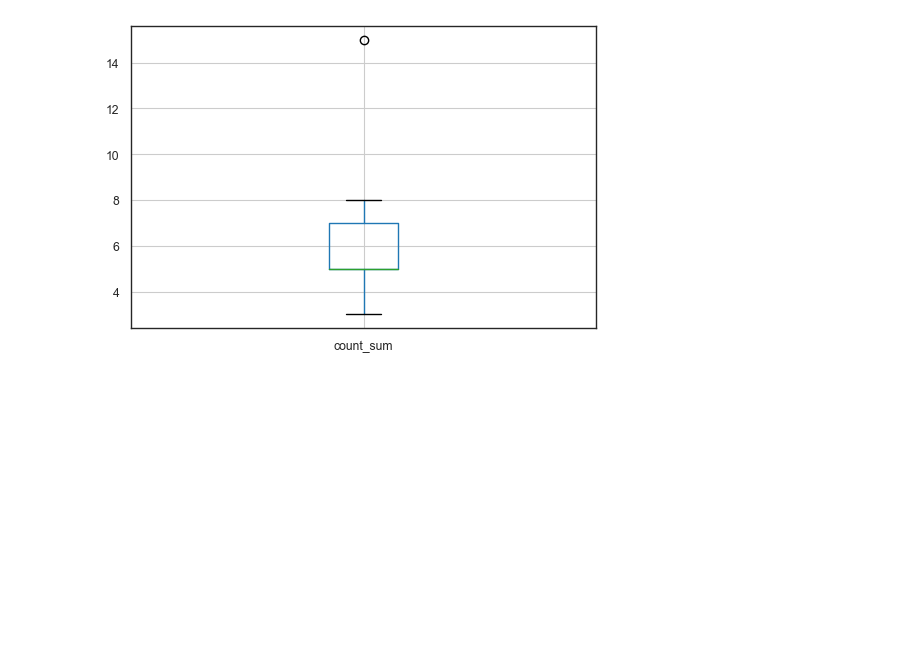
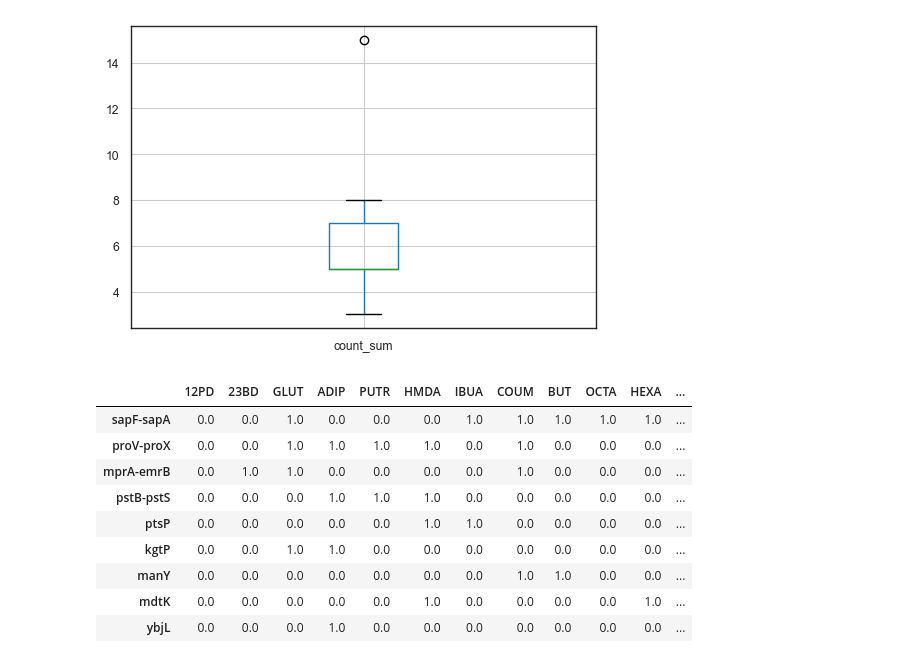
Before and after one commit to SBRG/Ecoli_chem_tol_ALE, a Jupyter notebook: Notebooks/F2b - Common_mutation.ipynb, the cells around one changed output. Drawn from its saved outputs; the diff is of its cells as text; code cells hidden in the pictures; blank space fills up the shorter version.

```diff
--- a/Notebooks/F2b - Common_mutation.ipynb
+++ b/Notebooks/F2b - Common_mutation.ipynb
@@ -903,3 +852,16 @@ mut_table.loc[noglu_group[noglu_group.mut_type=='chem-specific'].index].boxplot(
 # %% [output]
 <AxesSubplot:>
 [figure]
+# %%
+noglu_group[noglu_group.function=="Transport"]
+# %% [output]
+|  | 12PD | 23BD | GLUT | ADIP | PUTR | HMDA | IBUA | COUM | BUT | OCTA | HEXA | ... |
+| sapF-sapA | 0.0 | 0.0 | 1.0 | 0.0 | 0.0 | 0.0 | 1.0 | 1.0 | 1.0 | 1.0 | 1.0 | ... |
+| proV-proX | 0.0 | 0.0 | 1.0 | 1.0 | 1.0 | 1.0 | 0.0 | 1.0 | 0.0 | 0.0 | 0.0 | ... |
+| mprA-emrB | 0.0 | 1.0 | 1.0 | 0.0 | 0.0 | 0.0 | 0.0 | 1.0 | 0.0 | 0.0 | 0.0 | ... |
+| pstB-pstS | 0.0 | 0.0 | 0.0 | 1.0 | 1.0 | 1.0 | 0.0 | 0.0 | 0.0 | 0.0 | 0.0 | ... |
+| ptsP | 0.0 | 0.0 | 0.0 | 0.0 | 0.0 | 1.0 | 1.0 | 0.0 | 0.0 | 0.0 | 0.0 | ... |
+| kgtP | 0.0 | 0.0 | 1.0 | 1.0 | 0.0 | 0.0 | 0.0 | 0.0 | 0.0 | 0.0 | 0.0 | ... |
+| manY | 0.0 | 0.0 | 0.0 | 0.0 | 0.0 | 0.0 | 0.0 | 1.0 | 1.0 | 0.0 | 0.0 | ... |
+| mdtK | 0.0 | 0.0 | 0.0 | 0.0 | 0.0 | 1.0 | 0.0 | 0.0 | 0.0 | 0.0 | 1.0 | ... |
+| ybjL | 0.0 | 0.0 | 0.0 | 1.0 | 0.0 | 0.0 | 0.0 | 0.0 | 0.0 | 0.0 | 0.0 | ... |
```
Also changed, not shown: parts of 11 cells of this notebook, 12 other files.
